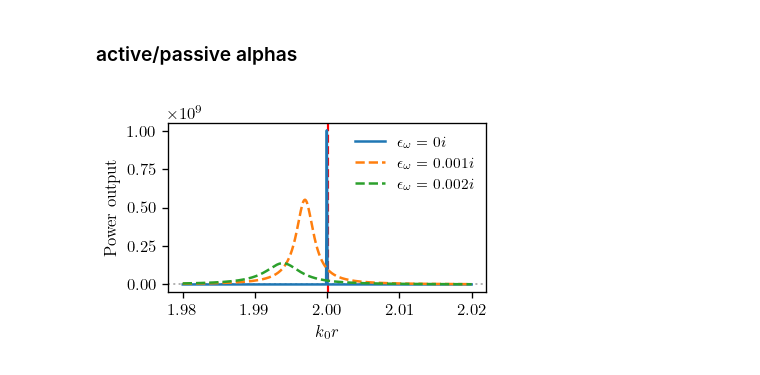
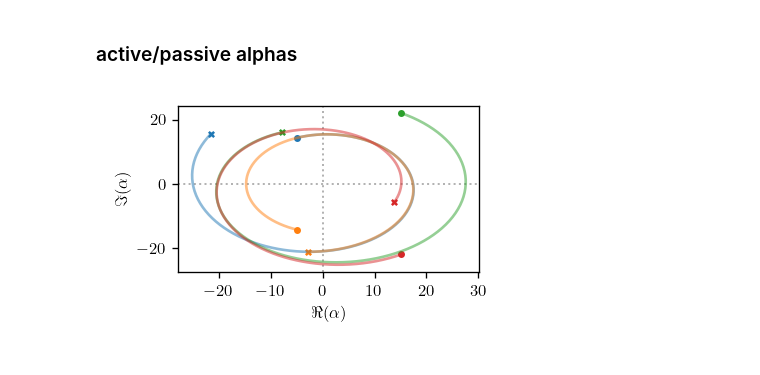
Before and after one commit to mekise/graph-theory-dda, a Jupyter notebook: notebooks/plot_paper.ipynb, the cells around one changed output. Saved outputs shown, nothing was run; the diff lists cells and outputs as text; code cells hidden in the pictures.

```diff
--- a/notebooks/plot_paper.ipynb
+++ b/notebooks/plot_paper.ipynb
@@ -276,28 +338,26 @@ residual_norm = 9.69739903612216e-19
 FF(alphas) = ComplexF64[6.303469119388311e-22 - 1.7827228252993073e-21im, 4.0657581468206416e-20 + 2.710505431213761e-20im, -8.673617379884035e-19 + 4.336808689942018e-19im, 0.0 + 0.0im]
 # %% [markdown]
 ### active/passive alphas
-# %%
-file = np.load("../data/poweroveromega_n4_imagomegashift.npz")
-saveplot = "../data/poweroveromega_n4_imagomegashift.pdf"
-rspan = file["rspan"]
-omegaspan = file["omegaspan"]
-Pout = file["Pout"]
-
-plt.figure(figsize=figsize_mod, dpi=120)
-plt.axhline(0, c='0.7', ls='dotted', lw=1.2)
-plt.axvline(rspan[int(len(rspan)/2)], c='red', ls='--', lw=1.3)
-# plt.plot(rspan, Pout[:, 0], '--', c='C0', label="$\epsilon_\omega=-0.002i$")
-# plt.plot(rspan, Pout[:, 100], '--', c='C1', label="$\epsilon_\omega=-0.001i$")
-plt.plot(rspan, 6e-26*Pout[:, 200], '-', c='C0', label="$\epsilon_\omega=0i$")
-plt.plot(rspan, Pout[:, 300], '--', c='C1', label="$\epsilon_\omega=0.001i$")
-plt.plot(rspan, Pout[:, 400], '--', c='C2', label="$\epsilon_\omega=0.002i$")
-# plt.xlim(2-0.011, 2+0.011)
-# plt.text(1.99, 0.93*1e9, "$r=r_{EP}$", c='black')
-plt.xlabel("$k_0r$")
-plt.ylabel("Power output")
-plt.legend(frameon=False, loc="upper right")
-plt.tight_layout()
-plt.savefig(saveplot)
-plt.show()
-# %% [output]
-[figure, removed]
+# %%
+file = np.load("../data/alphas.npz")
+saveplot = "../data/alphas.pdf"
+alphas = file["alphas"]
+
+ineq = 4*np.pi * np.imag(alphas)/np.abs(alphas)**2 - 1
+
+plt.figure(figsize=figsize, dpi=120)
+plt.axhline(0, c='0.7', ls='dotted', lw=1.2)
+plt.axvline(0, c='0.7', ls='dotted', lw=1.2)
+colors = ['C0','C1','C2','C3']
+for i in range(np.shape(alphas)[1]):
+    plt.plot(alphas.real[:,i], alphas.imag[:,i], c=colors[i], lw=1.6, alpha=0.5)
+    plt.scatter(alphas.real[0,i], alphas.imag[0,i], marker='o', s=10, c=colors[i])
+    plt.scatter(alphas.real[-1,i], alphas.imag[-1,i], marker='x', s=10, c=colors[i])
+plt.xlabel("$\\Re(\\alpha)$")
+plt.ylabel("$\\Im(\\alpha)$")
+# plt.legend(frameon=False, loc="upper right")
+plt.tight_layout()
+# plt.savefig(saveplot)
+plt.show()
+# %% [output]
+[figure, added]
```
Also changed, not shown: parts of 14 cells of this notebook, 3 other files.
